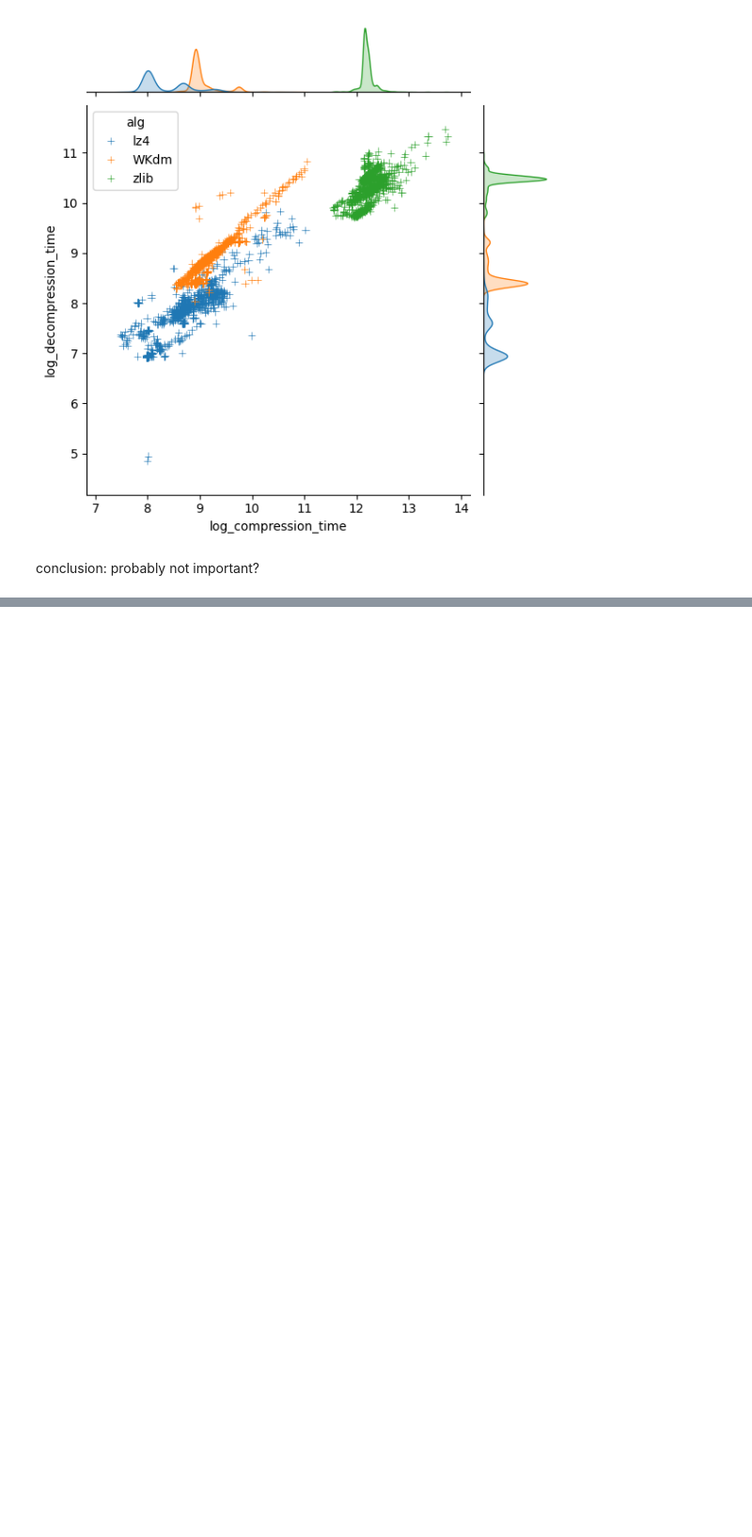
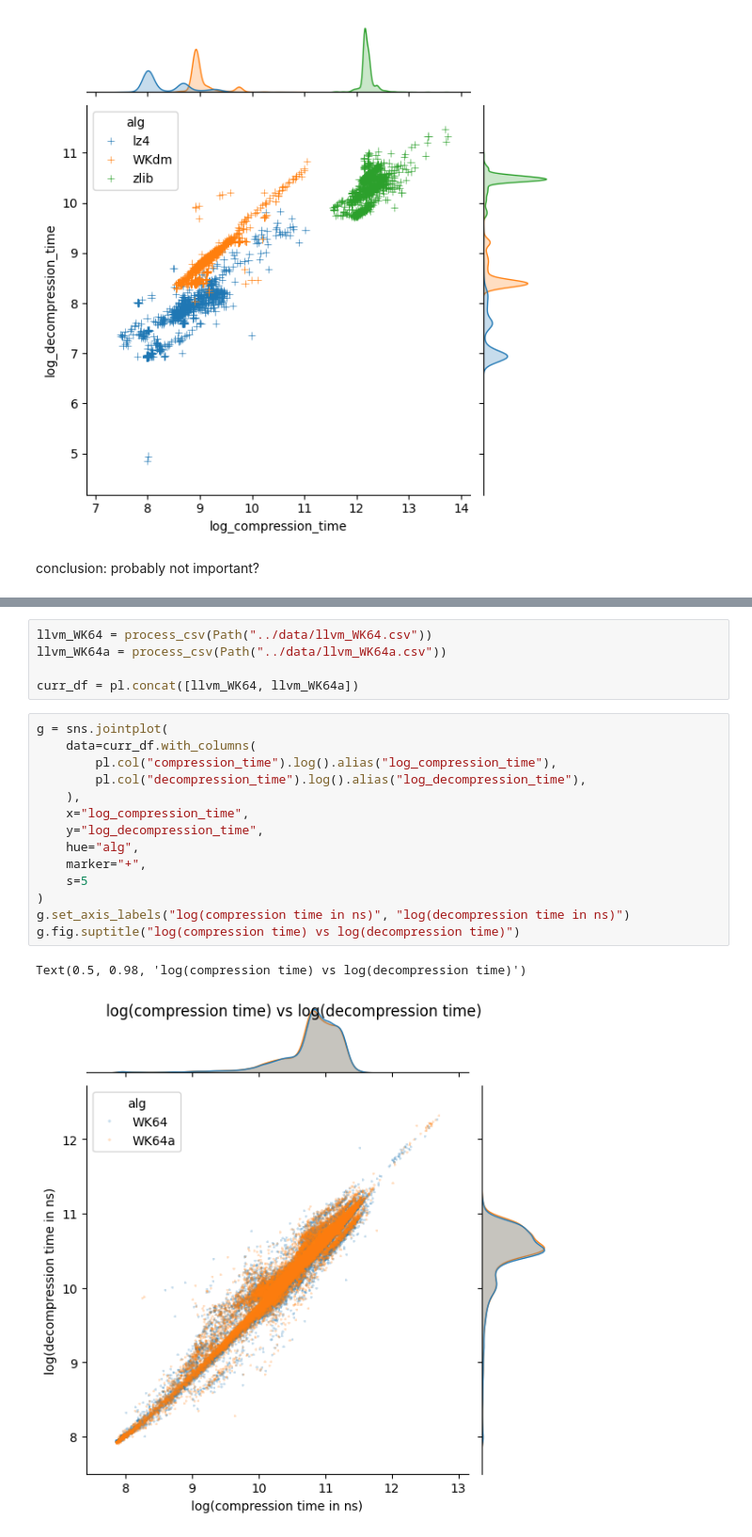
Before and after one commit to frisbii/compression-compare, a Jupyter notebook: vis/vis.ipynb, the cells around one changed output, grey strips where cells are left out. Shown at 94% size. Cells and saved outputs as stored; diff of their text form; blank space fills up the shorter version.

```diff
--- a/vis/vis.ipynb
+++ b/vis/vis.ipynb
@@ -231,0 +266,22 @@ Text(0.5, 0.98, 'log(compression time) vs log(decompression time)')
+# %%
+llvm_WK64 = process_csv(Path("../data/llvm_WK64.csv"))
+llvm_WK64a = process_csv(Path("../data/llvm_WK64a.csv"))
+
+curr_df = pl.concat([llvm_WK64, llvm_WK64a])
+# %%
+g = sns.jointplot(
+    data=curr_df.with_columns(
+        pl.col("compression_time").log().alias("log_compression_time"),
+        pl.col("decompression_time").log().alias("log_decompression_time"),
+    ),
+    x="log_compression_time",
+    y="log_decompression_time",
+    hue="alg",
+    marker="+",
+    s=5
+)
+g.set_axis_labels("log(compression time in ns)", "log(decompression time in ns)")
+g.fig.suptitle("log(compression time) vs log(decompression time)")
+# %% [output]
+Text(0.5, 0.98, 'log(compression time) vs log(decompression time)')
+[figure, added]
```
Also changed, not shown: parts of 10 cells of this notebook, 22 other files.
